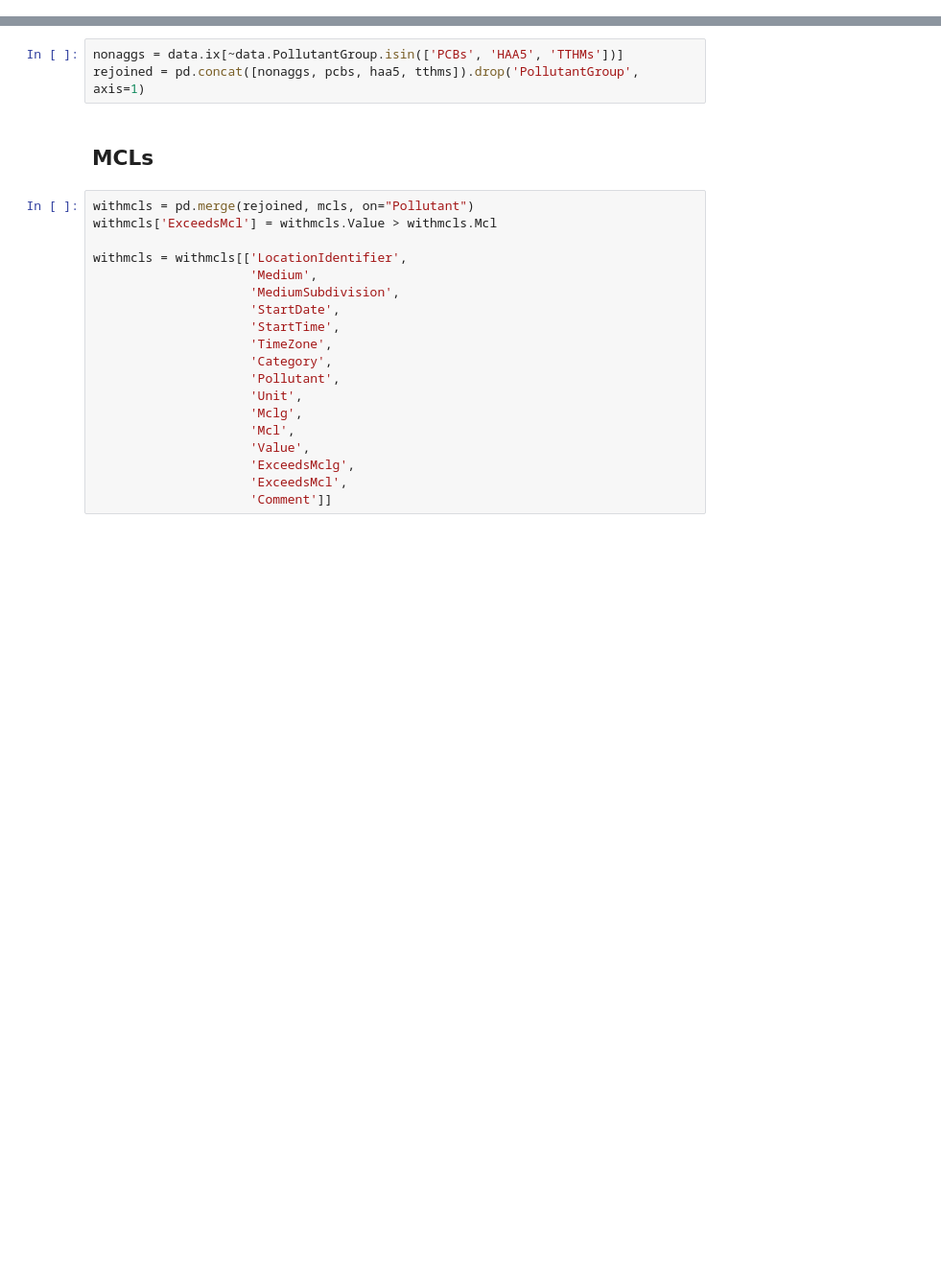
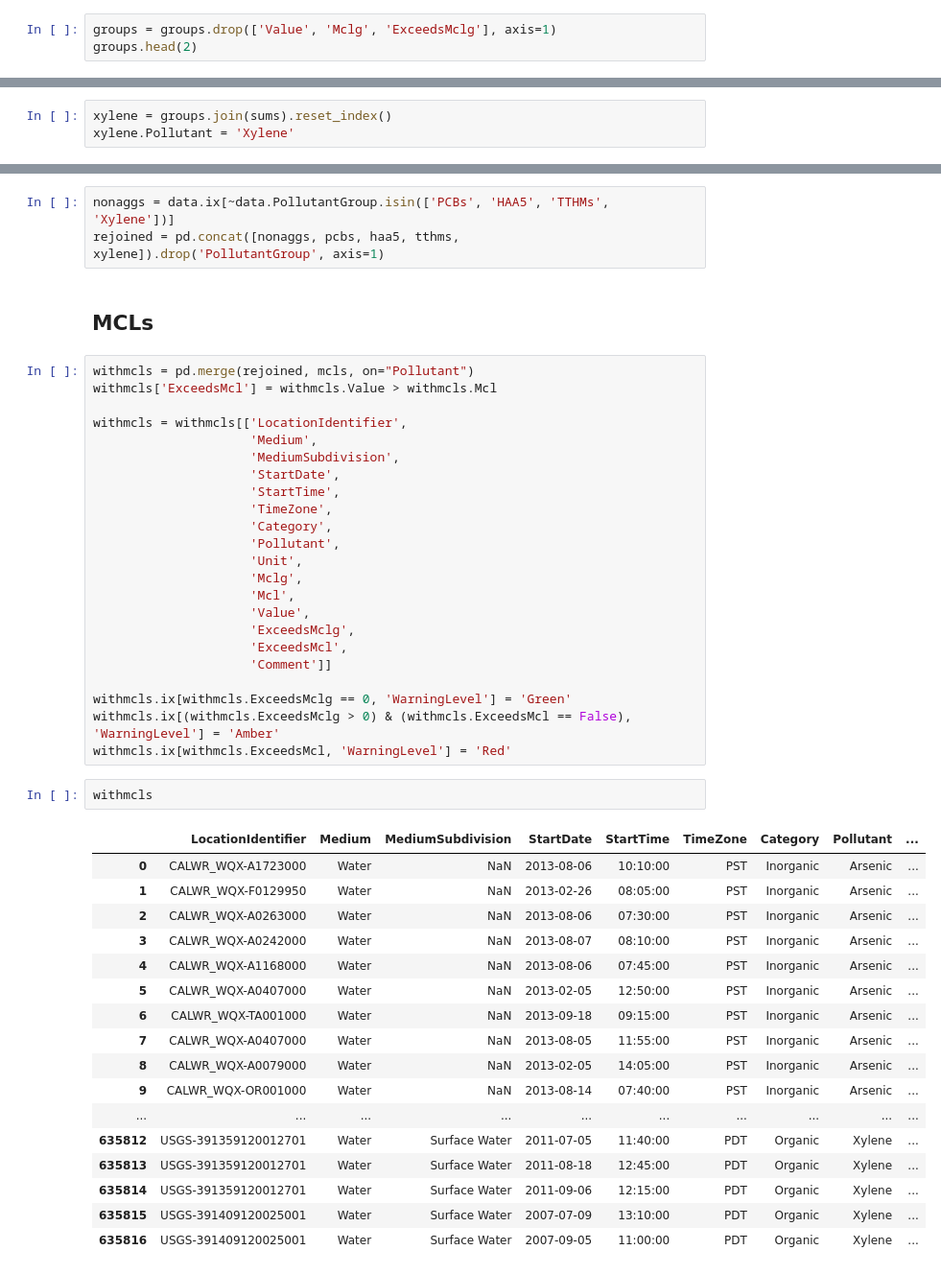
Before and after one commit to SeanU/waq, a Jupyter notebook: exploration/Measure Aggregation.ipynb, the cells around one changed output, grey strips where cells are left out. Shown at 96% size. Cells and saved outputs as stored; diff of their text form; blank space fills up the shorter version.

```diff
--- a/exploration/Measure Aggregation.ipynb
+++ b/exploration/Measure Aggregation.ipynb
@@ -110,0 +132,3 @@ tthms.Pollutant = 'TTHMs'
+# %%
+groups = groups.drop(['Value', 'Mclg', 'ExceedsMclg'], axis=1)
+groups.head(2)
@@ -111,8 +140,11 @@ tthms.Pollutant = 'TTHMs'
+# %%
+xylene = groups.join(sums).reset_index()
+xylene.Pollutant = 'Xylene'
 # %% [markdown]
 ## Re-joining
 # %%
-nonaggs = data.ix[~data.PollutantGroup.isin(['PCBs', 'HAA5', 'TTHMs'])]
-rejoined = pd.concat([nonaggs, pcbs, haa5, tthms]).drop('PollutantGroup', axis=1)
+nonaggs = data.ix[~data.PollutantGroup.isin(['PCBs', 'HAA5', 'TTHMs', 'Xylene'])]
+rejoined = pd.concat([nonaggs, pcbs, haa5, tthms, xylene]).drop('PollutantGroup', axis=1)
 # %% [markdown]
 ## MCLs
 # %%
@@ -134,3 +166,27 @@ withmcls = withmcls[['LocationIdentifier',
                      'ExceedsMclg',
                      'ExceedsMcl',
                      'Comment']]
+
+withmcls.ix[withmcls.ExceedsMclg == 0, 'WarningLevel'] = 'Green'
+withmcls.ix[(withmcls.ExceedsMclg > 0) & (withmcls.ExceedsMcl == False), 'WarningLevel'] = 'Amber'
+withmcls.ix[withmcls.ExceedsMcl, 'WarningLevel'] = 'Red'
+# %%
+withmcls
+# %% [output]
+|  | LocationIdentifier | Medium | MediumSubdivision | StartDate | StartTime | TimeZone | Category | Pollutant | ... |
+| 0 | CALWR_WQX-A1723000 | Water | NaN | 2013-08-06 | 10:10:00 | PST | Inorganic | Arsenic | ... |
+| 1 | CALWR_WQX-F0129950 | Water | NaN | 2013-02-26 | 08:05:00 | PST | Inorganic | Arsenic | ... |
+| 2 | CALWR_WQX-A0263000 | Water | NaN | 2013-08-06 | 07:30:00 | PST | Inorganic | Arsenic | ... |
+| 3 | CALWR_WQX-A0242000 | Water | NaN | 2013-08-07 | 08:10:00 | PST | Inorganic | Arsenic | ... |
+| 4 | CALWR_WQX-A1168000 | Water | NaN | 2013-08-06 | 07:45:00 | PST | Inorganic | Arsenic | ... |
+| 5 | CALWR_WQX-A0407000 | Water | NaN | 2013-02-05 | 12:50:00 | PST | Inorganic | Arsenic | ... |
+| 6 | CALWR_WQX-TA001000 | Water | NaN | 2013-09-18 | 09:15:00 | PST | Inorganic | Arsenic | ... |
+| 7 | CALWR_WQX-A0407000 | Water | NaN | 2013-08-05 | 11:55:00 | PST | Inorganic | Arsenic | ... |
+| 8 | CALWR_WQX-A0079000 | Water | NaN | 2013-02-05 | 14:05:00 | PST | Inorganic | Arsenic | ... |
+| 9 | CALWR_WQX-OR001000 | Water | NaN | 2013-08-14 | 07:40:00 | PST | Inorganic | Arsenic | ... |
+| ... | ... | ... | ... | ... | ... | ... | ... | ... | ... |
+| 635812 | USGS-391359120012701 | Water | Surface Water | 2011-07-05 | 11:40:00 | PDT | Organic | Xylene | ... |
+| 635813 | USGS-391359120012701 | Water | Surface Water | 2011-08-18 | 12:45:00 | PDT | Organic | Xylene | ... |
+| 635814 | USGS-391359120012701 | Water | Surface Water | 2011-09-06 | 12:15:00 | PDT | Organic | Xylene | ... |
+| 635815 | USGS-391409120025001 | Water | Surface Water | 2007-07-09 | 13:10:00 | PDT | Organic | Xylene | ... |
+| 635816 | USGS-391409120025001 | Water | Surface Water | 2007-09-05 | 11:00:00 | PDT | Organic | Xylene | ... |
```
Also changed, not shown: parts of 7 cells of this notebook, 9 other files.
